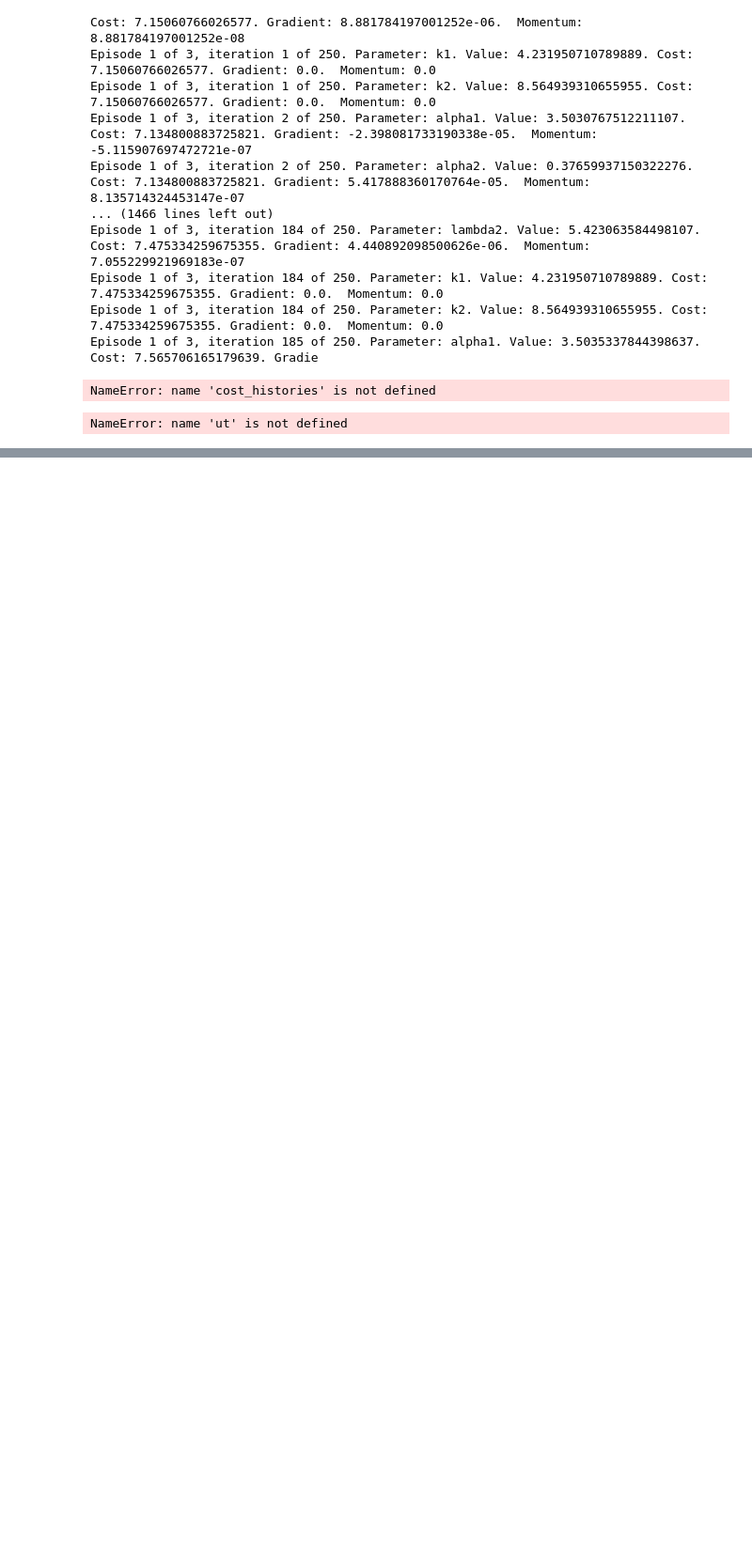
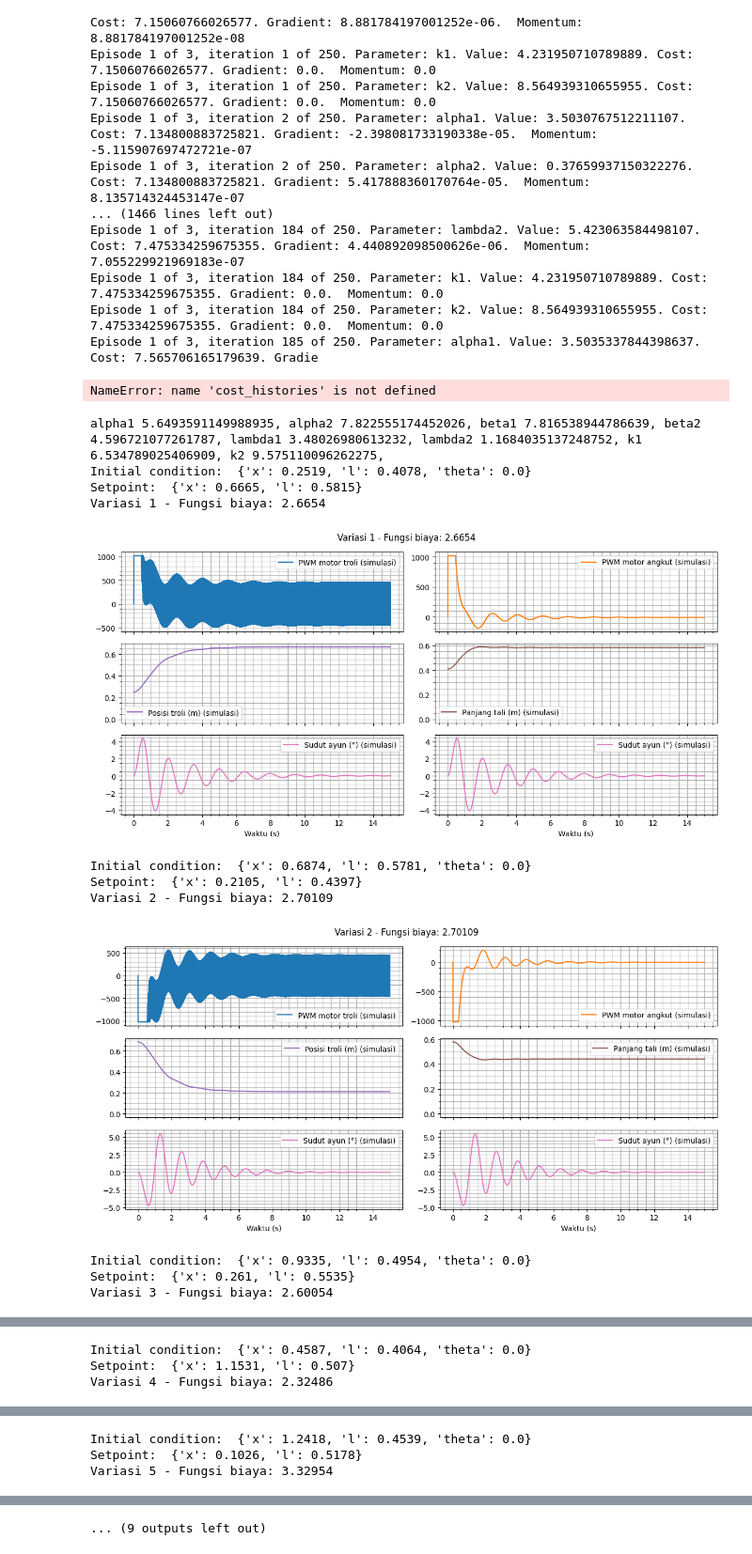
Before and after one commit to Cristian-Napitupulu/gantry_crane_model_optimizer, a Jupyter notebook: SGD_Optimizer SMC.ipynb, the cells around one changed output, grey strips where cells are left out. Shown at 94% size. Drawn from its saved outputs; the diff is of its cells as text; code cells hidden in the pictures; blank space fills up the shorter version.

```diff
--- a/SGD_Optimizer SMC.ipynb
+++ b/SGD_Optimizer SMC.ipynb
@@ -228,7 +228,7 @@ Number of parameters:  8
 # %%
 MAX_EPISODES = 3
 MAX_ITERATIONS = 250
-BATCH_SIZE = 5
+BATCH_SIZE = len(variations_json)
 LEARNING_RATE = 0.01
 GAMMA = 0.9
 h = 10**-9
@@ -407,6 +406,8 @@ print()
 # Simulate the gantry crane system using the best parameters
 total_cost = 0
 costs = []
+
+random_variations = [variations_json[index] for index in variation_names]
 for index, variation in enumerate(random_variations):
     initial_conditions = {
             "x": variation["initial_condition"][0],
@@ -433,43 +434,54 @@ for index, variation in enumerate(random_variations):
     total_cost += cost
     costs.append(cost)
 
-    print(f"Data {index+1} - Fungsi biaya: {round(cost, 5)}")
+    print(f"Variasi {index+1} - Fungsi biaya: {round(cost, 5)}")
 
     # Create a figure and a set of subplots
-    figure, ax = plt.subplots(4, 2, figsize=(12, 6), sharex=True)
+    figure, ax = plt.subplots(3, 2, figsize=(12, 6), sharex=True)
     plt.rcParams.update({"font.size": 10})
-    figure.suptitle(f"Variation {index+1} - Fungsi biaya: {round(cost, 5)}", fontsize=12)
+    figure.suptitle(f"Variasi {index+1} - Fungsi biaya: {round(cost, 5)}", fontsize=12)
     ut.add_to_subplot(ax[0, 0], simulation_result["time"], simulation_result["trolley_motor_pwm"], ylabel="PWM motor troli (simulasi)", color=plt.get_cmap("tab20")(0))
     ut.add_to_subplot(ax[0, 1], simulation_result["time"], simulation_result["hoist_motor_pwm"], ylabel="PWM motor angkut (simulasi)", color=plt.get_cmap("tab20")(2))
-    ut.add_to_subplot(ax[1, 0], simulation_result["time"], simulation_result["trolley_motor_voltage"], ylabel="Tegangan motor troli (V) (simulasi)", color=plt.get_cmap("tab20")(4))
-    ut.add_to_subplot(ax[1, 1], simulation_result["time"], simulation_result["hoist_motor_voltage"], ylabel="Tegangan motor angkut (V) (simulasi)", color=plt.get_cmap("tab20")(6))
-    ut.add_to_subplot(ax[2, 0], simulation_result["time"], simulation_result["trolley_position"], ylabel="Posisi troli (m) (simulasi)", color=plt.get_cmap("tab20")(8))
-    ut.add_to_subplot(ax[2, 0], simulation_result["time"], simulation_result["trolley_speed"], ylabel="Kecepatan troli (m/s) (simulasi)", color=plt.get_cmap("tab20")(8), linestyle="--")
-    ut.add_to_subplot(ax[2, 1], simulation_result["time"], simulation_result["cable_length"], ylabel="Panjang tali (m) (simulasi)", color=plt.get_cmap("tab20")(10))
-    ut.add_to_subplot(ax[2, 1], simulation_result["time"], simulation_result["cable_speed"], ylabel="Kecepatan tali (m/s) (simulasi)", color=plt.get_cmap("tab20")(10), linestyle="--")
-    ut.add_to_subplot(ax[3, 0], simulation_result["time"], np.rad2deg(simulation_result["sway_angle"]), "Waktu (s)", "Sudut ayun (°) (simulasi)", color=plt.get_cmap("tab20")(12))
-    ut.add_to_subplot(ax[3, 1], simulation_result["time"], np.rad2deg(simulation_result["sway_angle"]), "Waktu (s)", "Sudut ayun (°) (simulasi)", color=plt.get_cmap("tab20")(12))
+    # ut.add_to_subplot(ax[1, 0], simulation_result["time"], simulation_result["trolley_motor_voltage"], ylabel="Tegangan motor troli (V) (simulasi)", color=plt.get_cmap("tab20")(4))
+    # ut.add_to_subplot(ax[1, 1], simulation_result["time"], simulation_result["hoist_motor_voltage"], ylabel="Tegangan motor angkut (V) (simulasi)", color=plt.get_cmap("tab20")(6))
+    ut.add_to_subplot(ax[1, 0], simulation_result["time"], simulation_result["trolley_position"], ylabel="Posisi troli (m) (simulasi)", color=plt.get_cmap("tab20")(8))
+    # ut.add_to_subplot(ax[1, 0], simulation_result["time"], simulation_result["trolley_speed"], ylabel="Kecepatan troli (m/s) (simulasi)", color=plt.get_cmap("tab20")(8), linestyle="--")
+    ut.add_to_subplot(ax[1, 1], simulation_result["time"], simulation_result["cable_length"], ylabel="Panjang tali (m) (simulasi)", color=plt.get_cmap("tab20")(10))
+    # ut.add_to_subplot(ax[1, 1], simulation_result["time"], simulation_result["cable_speed"], ylabel="Kecepatan tali (m/s) (simulasi)", color=plt.get_cmap("tab20")(10), linestyle="--")
+    ut.add_to_subplot(ax[2, 0], simulation_result["time"], np.rad2deg(simulation_result["sway_angle"]), "Waktu (s)", "Sudut ayun (°) (simulasi)", color=plt.get_cmap("tab20")(12))
+    ut.add_to_subplot(ax[2, 1], simulation_result["time"], np.rad2deg(simulation_result["sway_angle"]), "Waktu (s)", "Sudut ayun (°) (simulasi)", color=plt.get_cmap("tab20")(12))
 
     # ut.add_to_subplot(ax[0, 0], dataset["time"], dataset["trolley_motor_pwm"], ylabel="PWM motor troli (data)", color=plt.get_cmap("tab20")(1))
     # ut.add_to_subplot(ax[0, 1], dataset["time"], dataset["hoist_motor_pwm"], ylabel="PWM motor angkut (data)", color=plt.get_cmap("tab20")(3))
     # ut.add_to_subplot(ax[1, 0], dataset["time"], dataset["trolley_motor_voltage"], ylabel="Tegangan motor troli (V) (data)", color=plt.get_cmap("tab20")(5))
     # ut.add_to_subplot(ax[1, 1], dataset["time"], dataset["hoist_motor_voltage"], ylabel="Tegangan motor angkut (V) (data)", color=plt.get_cmap("tab20")(7))
     # ut.add_to_subplot(ax[2, 0], dataset["time"], dataset["trolley_position"], ylabel="Posisi troli (m) (data)", color=plt.get_cmap("tab20")(9))
     # ut.add_to_subplot(ax[2, 0], dataset["time"], dataset["trolley_speed"], ylabel="Kecepatan troli (m/s) (data)", color=plt.get_cmap("tab20")(9), linestyle="--")
     # ut.add_to_subplot(ax[2, 1], dataset["time"], dataset["cable_length"], ylabel="Panjang tali (m) (data)", color=plt.get_cmap("tab20")(11))
     # ut.add_to_subplot(ax[2, 1], dataset["time"], dataset["cable_speed"], ylabel="Kecepatan tali (m/s) (data)", color=plt.get_cmap("tab20")(11), linestyle="--")
     # ut.add_to_subplot(ax[3, 0], dataset["time"], dataset["sway_angle"], "Waktu (s)", "Sudut ayun (°) (data)", color=plt.get_cmap("tab20")(13))
     # ut.add_to_subplot(ax[3, 1], dataset["time"], dataset["sway_angle"], "Waktu (s)", "Sudut ayun (°) (data)", color=plt.get_cmap("tab20")(13))
     # ax[3, 0].set_ylim(-max_sway_angle, max_sway_angle)
     # ax[3, 1].set_ylim(-max_sway_angle, max_sway_angle)
     plt.tight_layout()
 
     # Save the figure as SVG
     plt.savefig(RESULTS_PATH + f"figure/variation_{index+1}.svg")
     plt.show()
 
 print("Minimum cost: ", np.min(costs))
 print("Maximum cost: ", np.max(costs))
 print(f"Total cost: {total_cost}")
 # %% [output]
-NameError: name 'ut' is not defined
+alpha1 5.6493591149988935, alpha2 7.822555174452026, beta1 7.816538944786639, beta2 4.596721077261787, lambda1 3.48026980613232, lambda2 1.1684035137248752, k1 6.534789025406909, k2 9.575110096262275,
+Initial condition:  {'x': 0.2519, 'l': 0.4078, 'theta': 0.0}
+Setpoint:  {'x': 0.6665, 'l': 0.5815}
+Variasi 1 - Fungsi biaya: 2.6654
+[figure, added]
+Initial condition:  {'x': 0.6874, 'l': 0.5781, 'theta': 0.0}
+Setpoint:  {'x': 0.2105, 'l': 0.4397}
+Variasi 2 - Fungsi biaya: 2.70109
+[figure, added]
+Initial condition:  {'x': 0.9335, 'l': 0.4954, 'theta': 0.0}
+Setpoint:  {'x': 0.261, 'l': 0.5535}
+Variasi 3 - Fungsi biaya: 2.60054
@@ -475,0 +489,3 @@ NameError: name 'ut' is not defined
+Initial condition:  {'x': 0.4587, 'l': 0.4064, 'theta': 0.0}
+Setpoint:  {'x': 1.1531, 'l': 0.507}
+Variasi 4 - Fungsi biaya: 2.32486
@@ -475,0 +493,3 @@ NameError: name 'ut' is not defined
+Initial condition:  {'x': 1.2418, 'l': 0.4539, 'theta': 0.0}
+Setpoint:  {'x': 0.1026, 'l': 0.5178}
+Variasi 5 - Fungsi biaya: 3.32954
@@ -475,0 +501 @@ NameError: name 'ut' is not defined
+... (9 outputs left out)
```
Also changed, not shown: parts of 2 cells of this notebook, 4 other files.
